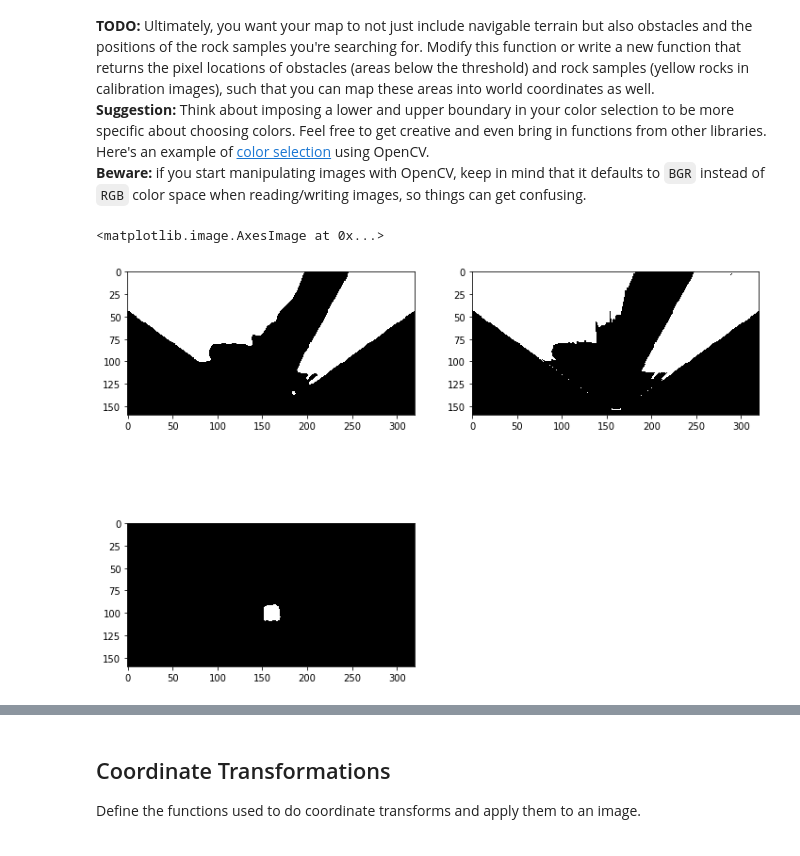
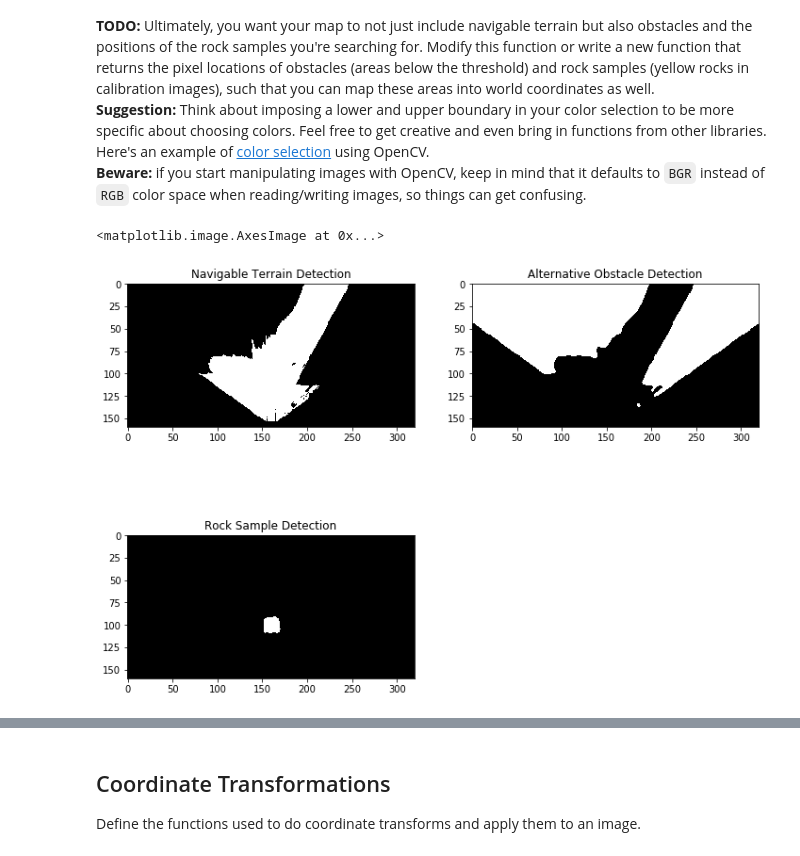
Before and after one commit to S2H-Mobile/RoboND-Rover-Project-Solution, a Jupyter notebook: code/Rover_Project_Test_Notebook.ipynb, the cells around one changed output, grey strips where cells are left out. Drawn from its saved outputs; the diff is of its cells as text; code cells hidden in the pictures.

```diff
--- a/code/Rover_Project_Test_Notebook.ipynb
+++ b/code/Rover_Project_Test_Notebook.ipynb
@@ -157,43 +164,36 @@ def obstacle_selection(img, rgb_upper=(160, 160, 160)):
 
     # dark walls
     # this condition is not the logical inverse of the navigable terrain condition
     # so there will a gap between the regions in the rover vision image
     is_dark = (img[:,:,0] < rgb_upper[0]) & (img[:,:,1] < rgb_upper[1]) & (img[:,:,2] < rgb_upper[2])
 
     # Index the array of zeros with the boolean array and set to 1
     is_wall = is_not_black & is_dark
     color_select[is_wall] = 1
     return color_select
 
 # apply color thresholding to example images
 navigable_threshed = color_thresh(warped)
 obstacle_threshed = obstacle_selection(warped)
 # Hints and Suggestion:
 # For obstacles you can just invert your color selection that you used to detect ground pixels
 # If you've decided that everything above the threshold is navigable terrain,
 # then everthing below the threshold must be an obstacle!
 obstacle_alt = cv2.blur(~is_black(warped) & ~navigable_threshed,(5,5))
 rock_sample_threshed = sample_rock_selection_hsv(rock_img)
 
 fig = plt.figure(figsize=(12,9))
 plt.subplot(221)
+plt.title('Navigable Terrain Detection')
+plt.imshow(navigable_threshed, cmap='gray')
+plt.subplot(222)
+plt.title('Alternative Obstacle Detection')
 plt.imshow(obstacle_alt, cmap='gray')
-plt.subplot(222)
-plt.imshow(obstacle_threshed, cmap='gray')
 plt.subplot(223)
+plt.title('Rock Sample Detection')
 plt.imshow(rock_sample_threshed, cmap='gray')
 
-# original code
-#threshed = color_thresh(warped)
-#plt.imshow(threshed, cmap='gray')
 #scipy.misc.imsave('../output/warped_threshed.jpg', threshed*255)
-
-# How to find HSV values to track?
-# green = np.uint8([[[0,255,0 ]]])
-# hsv_green = cv2.cvtColor(green,cv2.COLOR_RGB2HSV)
-# print hsv_green
-# [[[ 60 255 255]]]
-# Now you take [H-10, 100,100] and [H+10, 255, 255] as lower bound and upper bound respectively.
 # %% [output]
 <matplotlib.image.AxesImage at 0x...>
-[figure, old version]
+[figure, new version]
```
Also changed, not shown: parts of 5 cells of this notebook, 3 other files.
